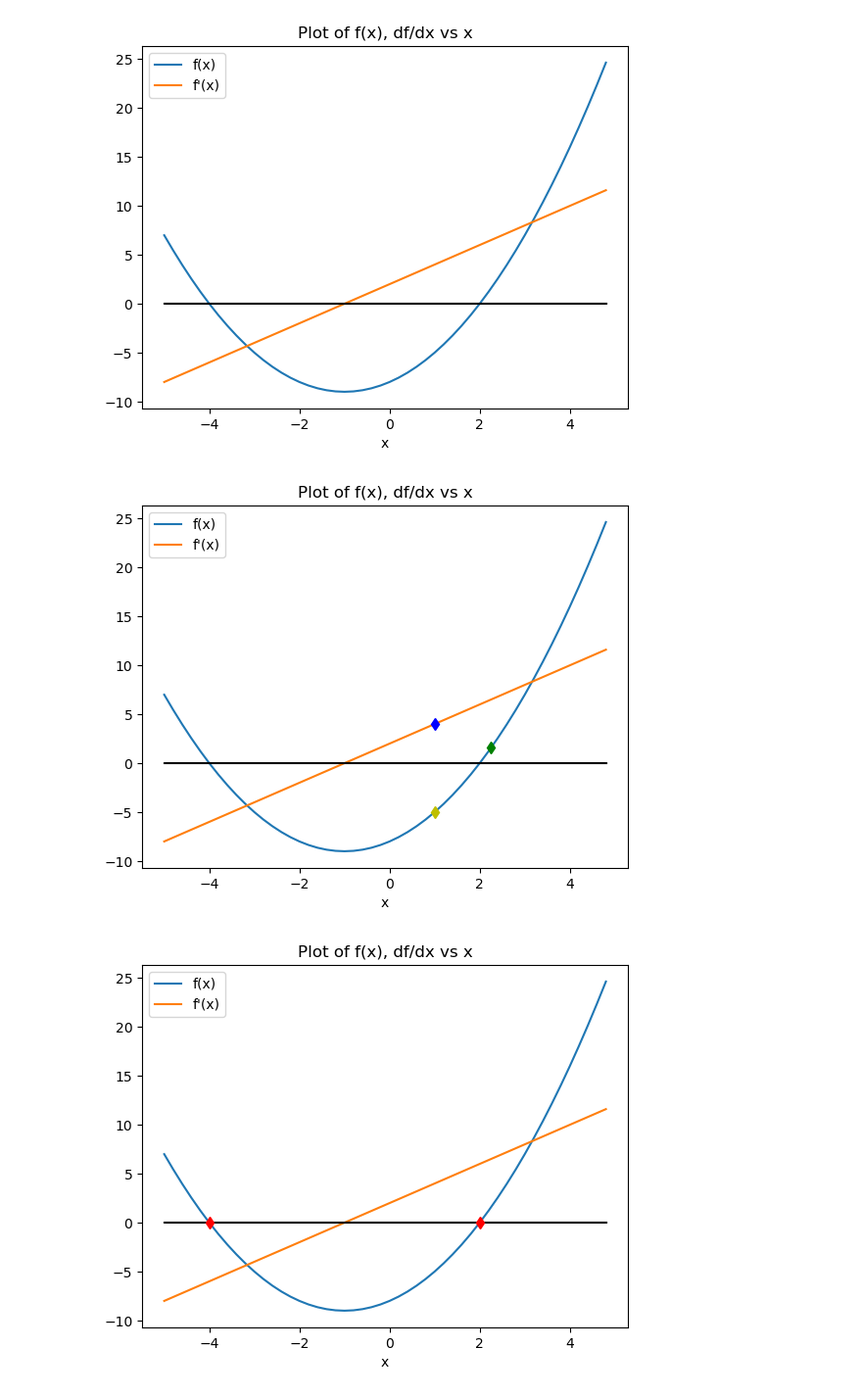
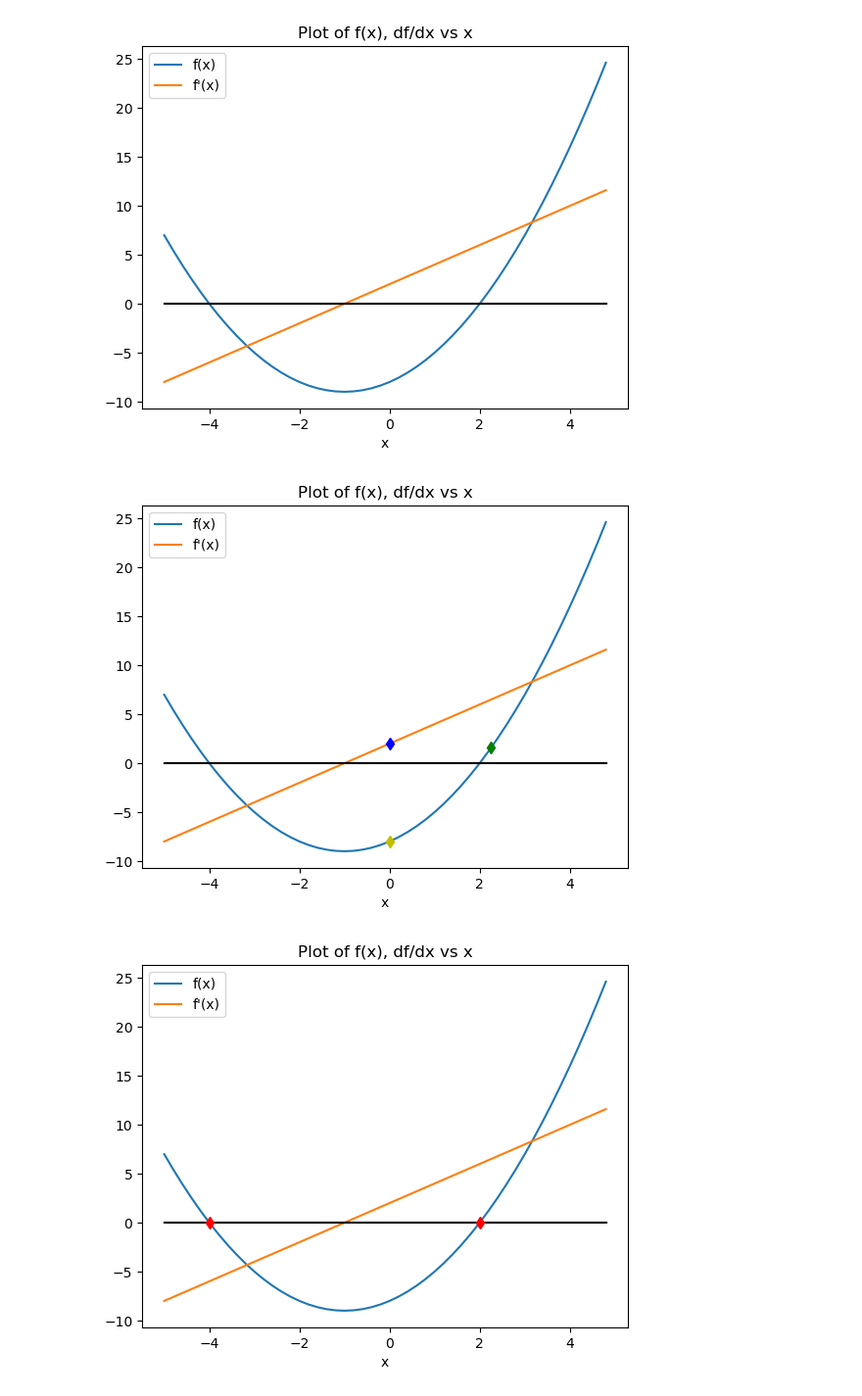
Before and after one commit to MattsonIsaac/AssignmentOne, a Jupyter notebook: Main.ipynb, the cells around one changed output. Shown at 98% size. Cells and saved outputs as stored; diff of their text form; code cells hidden in the pictures.

```diff
--- a/Main.ipynb
+++ b/Main.ipynb
@@ -3,3 +5,16 @@
+# %%
+## Functions
+a = 1
+b = 2
+c = -8
+f = lambda x:a * x * x + b * x + c
+dfdx = lambda x: 2*a*x + b
+
+## Inital starting points
+# For bisections
+x1, x3 = 0,5
+## for NR
+xi = 1
 # %% [markdown]
 
 The plot below shows the curve:
@@ -125,25 +141,24 @@ plt.show()
 [figure]
 # %%
 dfdx = lambda x: 2*a*x + b
-x1 = 1
-x2 = x1-f(x1)/dfdx(x1)
+xj = xi-f(xi)/dfdx(xi)
 
 plt.title("Plot of f(x), df/dx vs x")
 plt.plot(x, f(x),label = "f(x)")
 plt.plot(x, dfdx(x), label = "f'(x)")
 plt.plot(x, 0.0 * x, "k")
 
 plt.plot(x1,f(x1),'yd')
 plt.plot(x1,dfdx(x1),'bd')
-plt.plot(x2,f(x2),'gd')
+plt.plot(xj,f(xj),'gd')
 
 plt.xlabel("x")
 plt.legend()
 
 plt.savefig('4d.pdf')
 plt.show()
 # %% [output]
-[figure, old version]
+[figure, new version]
 # %%
 def find_roots_NR(f,dfdx,x=1,tol=0.0001, test = False):
 
```
Also changed, not shown: parts of 14 cells of this notebook, 10 other files.
